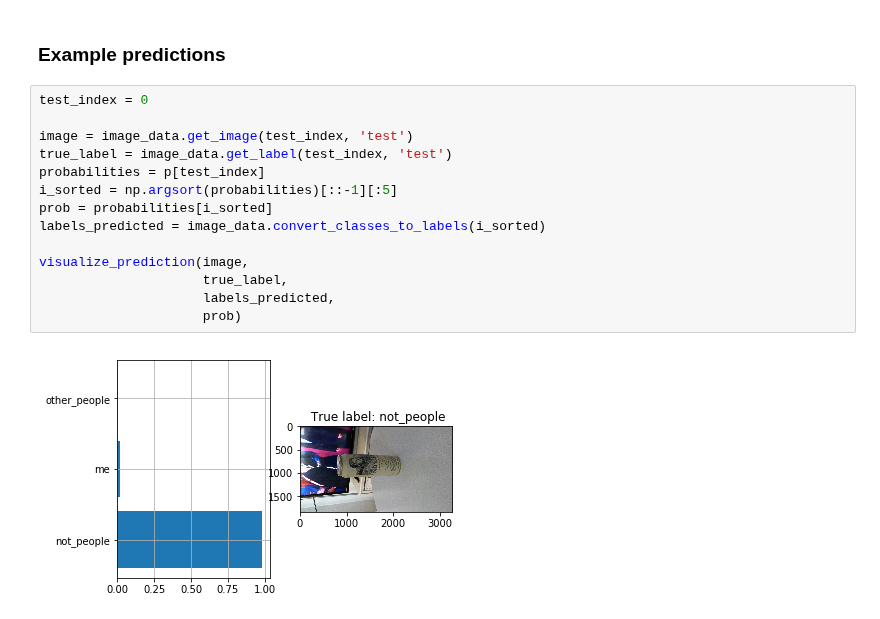
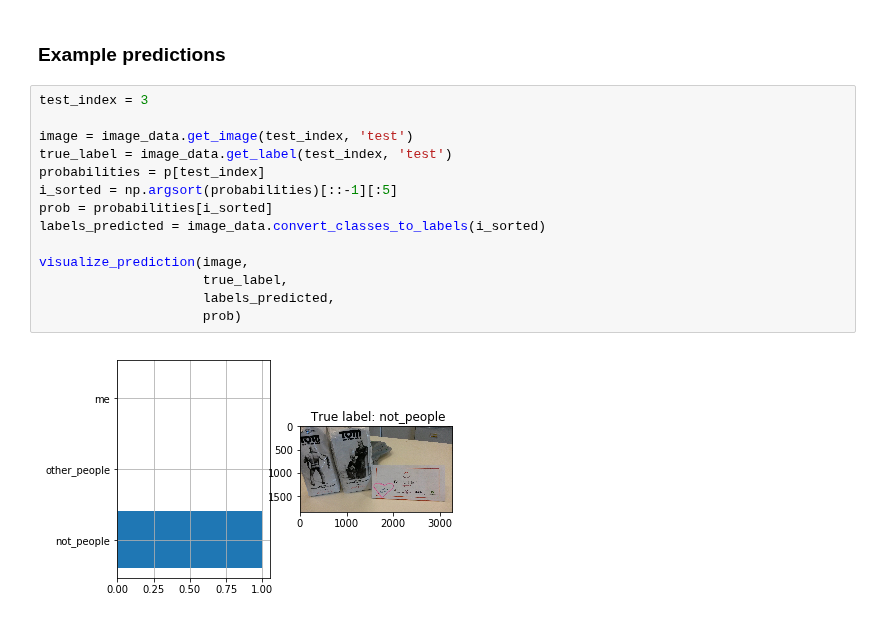
Before and after one commit to omyllymaki/image-classifier, a Jupyter notebook: model_evaluation.ipynb, the cells around one changed output. Saved outputs shown, nothing was run; the diff lists cells and outputs as text.

```diff
--- a/model_evaluation.ipynb
+++ b/model_evaluation.ipynb
@@ -71,18 +73,18 @@ df_is_correct[df_is_correct.is_correct == False]
 # %% [markdown]
 ### Example predictions
 # %%
-test_index = 0
+test_index = 3
 
 image = image_data.get_image(test_index, 'test')
 true_label = image_data.get_label(test_index, 'test')
 probabilities = p[test_index]
 i_sorted = np.argsort(probabilities)[::-1][:5]
 prob = probabilities[i_sorted]
 labels_predicted = image_data.convert_classes_to_labels(i_sorted)
 
 visualize_prediction(image,
                      true_label,
                      labels_predicted,
                      prob)
 # %% [output]
-[figure, old version]
+[figure, new version]
```
Also changed, not shown: parts of 6 cells of this notebook, 2 other files.
